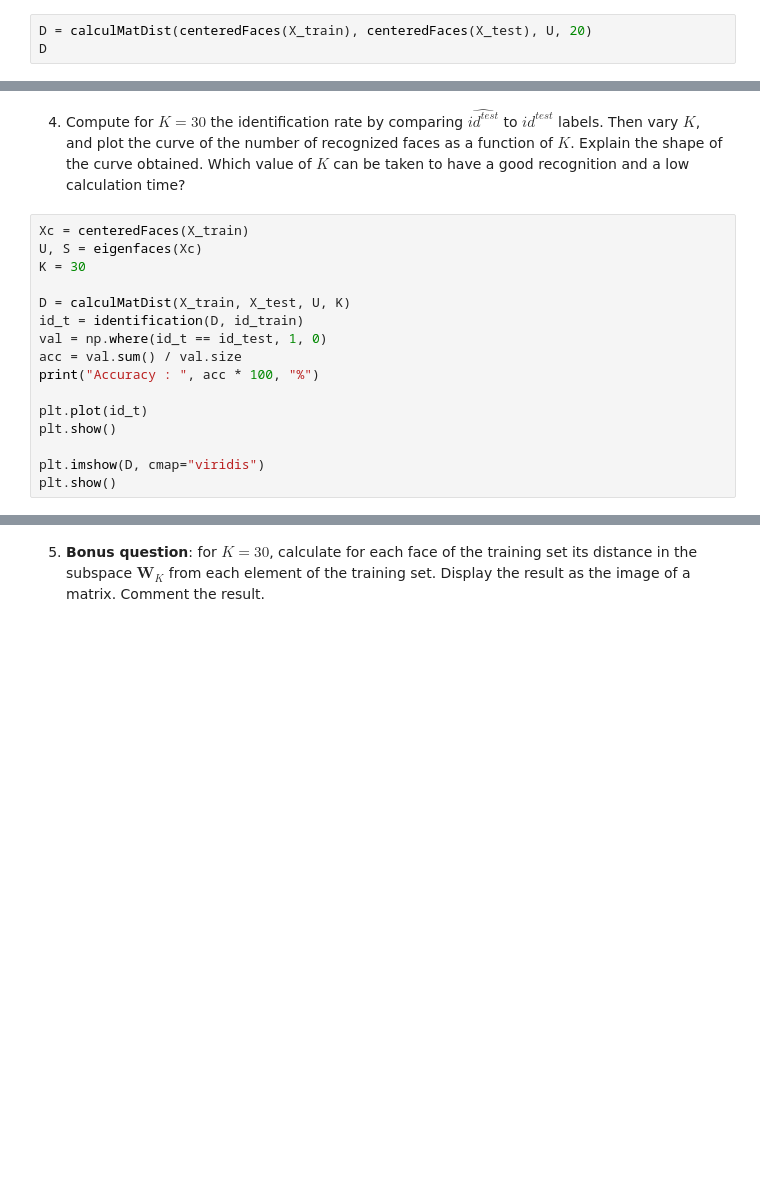
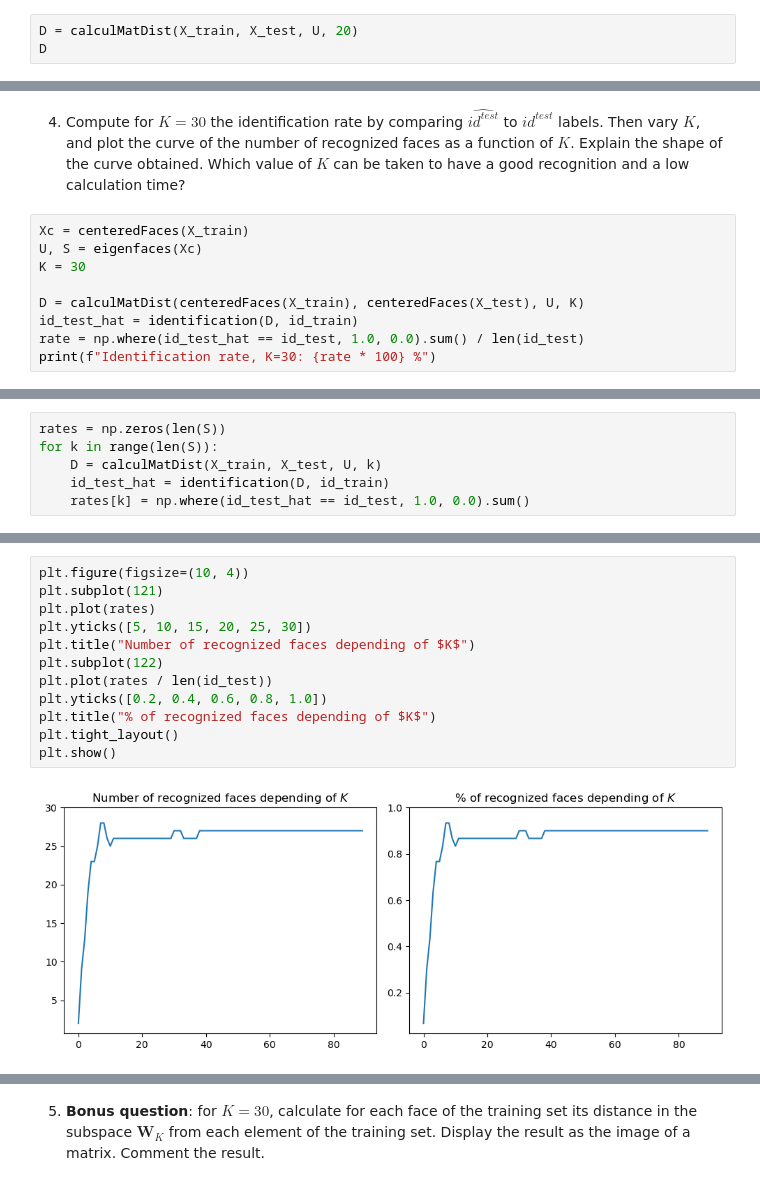
Before and after one commit to dataymeric/DAC, a Jupyter notebook: TME9-10/TME9-10.ipynb, the cells around one changed output, grey strips where cells are left out. Saved outputs shown, nothing was run; the diff lists cells and outputs as text; blank space fills up the shorter version.

```diff
--- a/TME9-10/TME9-10.ipynb
+++ b/TME9-10/TME9-10.ipynb
@@ -576,7 +597,7 @@ def calculMatDist(X_train, X_test, W, K):
 
     return D
 # %%
-D = calculMatDist(centeredFaces(X_train), centeredFaces(X_test), U, 20)
+D = calculMatDist(X_train, X_test, U, 20)
 D
 # %% [output]
 array([[1619.24002567, 2127.41616517, 1106.95559515, ..., 4031.7274831 ,
@@ -605,15 +626,8 @@ Xc = centeredFaces(X_train)
 U, S = eigenfaces(Xc)
 K = 30
 
-D = calculMatDist(X_train, X_test, U, K)
-id_t = identification(D, id_train)
-val = np.where(id_t == id_test, 1, 0)
-acc = val.sum() / val.size
-print("Accuracy : ", acc * 100, "%")
-
-plt.plot(id_t)
-plt.show()
-
-plt.imshow(D, cmap="viridis")
-plt.show()
+D = calculMatDist(centeredFaces(X_train), centeredFaces(X_test), U, K)
+id_test_hat = identification(D, id_train)
+rate = np.where(id_test_hat == id_test, 1.0, 0.0).sum() / len(id_test)
+print(f"Identification rate, K=30: {rate * 100} %")
 # %% [output]
@@ -622,0 +635,6 @@ Accuracy :  90.0 %
+# %%
+rates = np.zeros(len(S))
+for k in range(len(S)):
+    D = calculMatDist(X_train, X_test, U, k)
+    id_test_hat = identification(D, id_train)
+    rates[k] = np.where(id_test_hat == id_test, 1.0, 0.0).sum()
@@ -622,0 +650,14 @@ Accuracy :  90.0 %
+# %%
+plt.figure(figsize=(10, 4))
+plt.subplot(121)
+plt.plot(rates)
+plt.yticks([5, 10, 15, 20, 25, 30])
+plt.title("Number of recognized faces depending of $K$")
+plt.subplot(122)
+plt.plot(rates / len(id_test))
+plt.yticks([0.2, 0.4, 0.6, 0.8, 1.0])
+plt.title("% of recognized faces depending of $K$")
+plt.tight_layout()
+plt.show()
+# %% [output]
+[figure, added]
```
Also changed, not shown: parts of 48 cells of this notebook, 3 other files.
